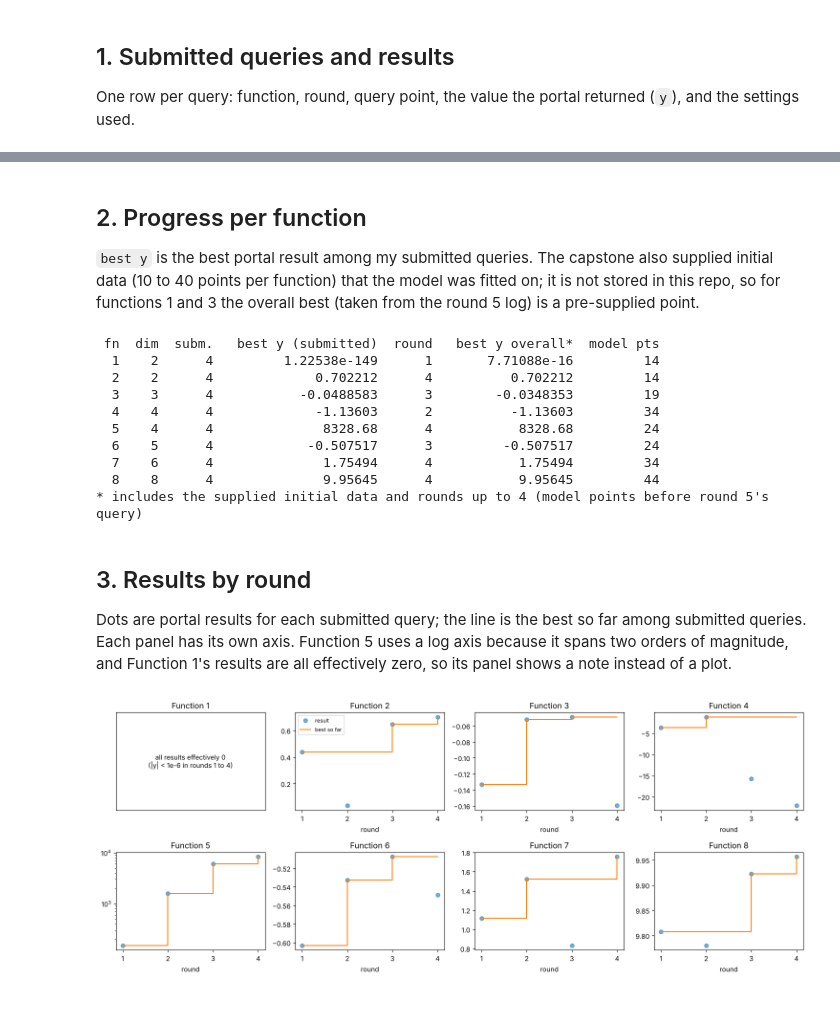
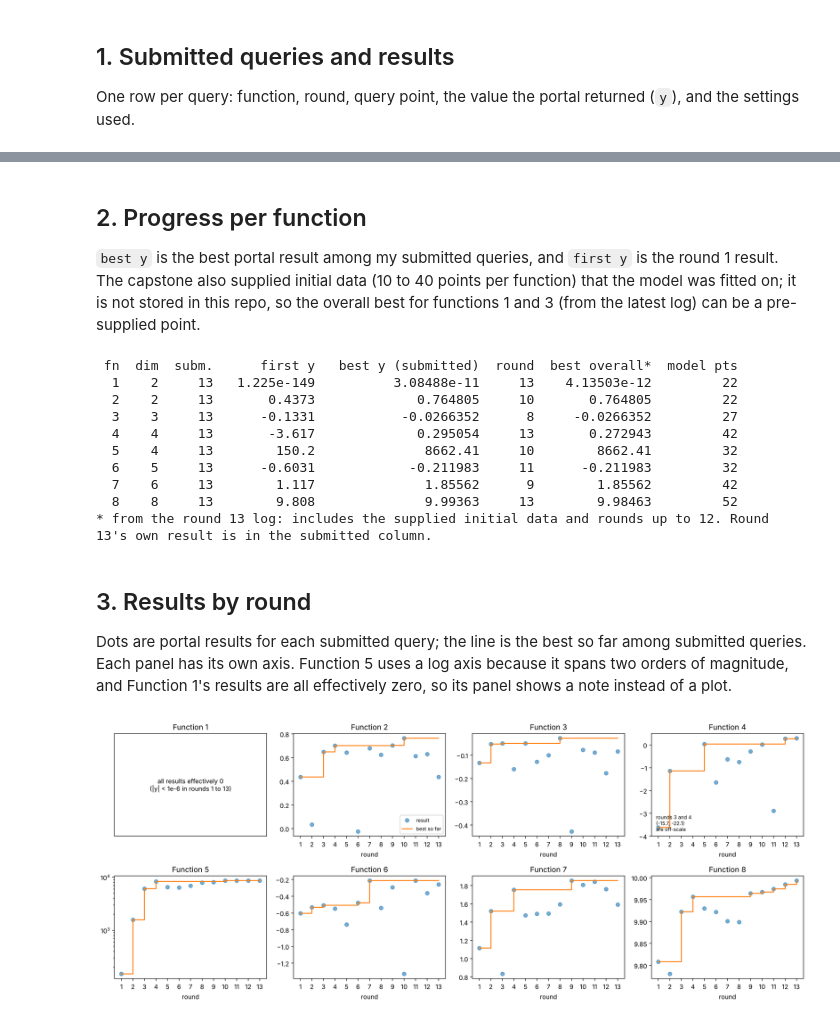
Before and after one commit to ajwat-ctrl/IC-ML-AI-Capstone, a Jupyter notebook: notebooks/bbo_analysis.ipynb, the cells around one changed output, grey strips where cells are left out. Drawn from its saved outputs; the diff is of its cells as text; code cells hidden in the pictures.

```diff
--- a/notebooks/bbo_analysis.ipynb
+++ b/notebooks/bbo_analysis.ipynb
@@ -45,48 +46,52 @@ Function 8: ['R1: 9.808', 'R2: 9.78', 'R3: 9.922', 'R4: 9.956']
 # %% [markdown]
 ## 2. Progress per function
-`best y` is the best portal result among my submitted queries. The capstone also supplied initial data (10 to 40 points per function) that the model was fitted on; it is not stored in this repo, so for functions 1 and 3 the overall best (taken from the round 5 log) is a pre-supplied point.
+`best y` is the best portal result among my submitted queries, and `first y` is the round 1 result. The capstone also supplied initial data (10 to 40 points per function) that the model was fitted on; it is not stored in this repo, so the overall best for functions 1 and 3 (from the latest log) can be a pre-supplied point.
 # %%
-r5 = json.loads((DATA / "rounds" / "round_05_queries.json").read_text())
-print(f"{'fn':>3} {'dim':>4} {'subm.':>6} {'best y (submitted)':>20} {'round':>6} {'best y overall*':>17} {'model pts':>10}")
+last = max(int(p.stem.split("_")[1]) for p in (DATA / "rounds").glob("round_*_queries.json"))
+rl = json.loads((DATA / "rounds" / f"round_{last:02d}_queries.json").read_text())
+print(f"{'fn':>3} {'dim':>4} {'subm.':>6} {'first y':>12} {'best y (submitted)':>20} {'round':>6} {'best overall*':>14} {'model pts':>10}")
 for f in sorted(by_fn):
     dim = len(by_fn[f][0][2].split("-"))
     rnd, y, _ = max(by_fn[f], key=lambda t: t[1])
-    d = r5["functions"][f"function_{f}"]["diagnostics"]
-    print(f"{f:>3} {dim:>4} {len(by_fn[f]):>6} {y:>20.6g} {rnd:>6} {d['best_observed']:>17.6g} {d['n_points']:>10}")
-print("* includes the supplied initial data and rounds up to 4 (model points before round 5's query)")
+    d = rl["functions"][f"function_{f}"]["diagnostics"]
+    print(f"{f:>3} {dim:>4} {len(by_fn[f]):>6} {by_fn[f][0][1]:>12.4g} {y:>20.6g} {rnd:>6} {d['best_observed']:>14.6g} {d['n_points']:>10}")
+print(f"* from the round {last} log: includes the supplied initial data and rounds up to {last-1}. Round {last}'s own result is in the submitted column.")
 # %% [output]
- fn  dim  subm.   best y (submitted)  round   best y overall*  model pts
-  1    2      4         1.22538e-149      1       7.71088e-16         14
-  2    2      4             0.702212      4          0.702212         14
-  3    3      4           -0.0488583      3        -0.0348353         19
-  4    4      4             -1.13603      2          -1.13603         34
-  5    4      4              8328.68      4           8328.68         24
-  6    5      4            -0.507517      3         -0.507517         24
-  7    6      4              1.75494      4           1.75494         34
-  8    8      4              9.95645      4           9.95645         44
-* includes the supplied initial data and rounds up to 4 (model points before round 5's query)
+ fn  dim  subm.      first y   best y (submitted)  round  best overall*  model pts
+  1    2     13   1.225e-149          3.08488e-11     13    4.13503e-12         22
+  2    2     13       0.4373             0.764805     10       0.764805         22
+  3    3     13      -0.1331           -0.0266352      8     -0.0266352         27
+  4    4     13       -3.617             0.295054     13       0.272943         42
+  5    4     13        150.2              8662.41     10        8662.41         32
+  6    5     13      -0.6031            -0.211983     11      -0.211983         32
+  7    6     13        1.117              1.85562      9        1.85562         42
+  8    8     13        9.808              9.99363     13        9.98463         52
+* from the round 13 log: includes the supplied initial data and rounds up to 12. Round 13's own result is in the submitted column.
 # %% [markdown]
 ## 3. Results by round
 Dots are portal results for each submitted query; the line is the best so far among submitted queries. Each panel has its own axis. Function 5 uses a log axis because it spans two orders of magnitude, and Function 1's results are all effectively zero, so its panel shows a note instead of a plot.
 # %%
-fig, axes = plt.subplots(2, 4, figsize=(15, 6))
+fig, axes = plt.subplots(2, 4, figsize=(16, 6.5))
 for ax, f in zip(axes.ravel(), sorted(by_fn)):
     rs = [t[0] for t in by_fn[f]]
     ys = np.array([t[1] for t in by_fn[f]])
     ax.plot(rs, ys, "o", alpha=0.6, label="result")
     ax.step(rs, np.maximum.accumulate(ys), where="post", label="best so far")
     ax.set_title(f"Function {f}")
     ax.set_xlabel("round")
     ax.set_xticks(rs)
     if f == 5:
         ax.set_yscale("log")
-    if f == 1:   # every result is ~0 (|y| < 1e-18), so a numeric axis is meaningless
+    if f == 4:   # two early points near -15 to -22 would squash the rest; clip the view
+        ax.set_ylim(-4, 0.5)
+        ax.text(0.03, 0.05, "rounds 3 and 4\n(-15.7, -22.1)\nare off-scale", transform=ax.transAxes, fontsize=8)
+    if f == 1:   # every result is ~0 (|y| < 1e-6), so a numeric axis is meaningless
         ax.cla()
         ax.set_title("Function 1")
-        ax.text(0.5, 0.5, "all results effectively 0\n(|y| < 1e-6 in rounds 1 to 4)", ha="center", va="center", transform=ax.transAxes)
+        ax.text(0.5, 0.5, "all results effectively 0\n(|y| < 1e-6 in rounds 1 to 13)", ha="center", va="center", transform=ax.transAxes)
         ax.set_xticks([]); ax.set_yticks([])
 axes.ravel()[1].legend(fontsize=8)
 plt.tight_layout()
 plt.show()
 # %% [output]
-[figure, old version]
+[figure, new version]
```
Also changed, not shown: parts of 11 cells of this notebook, 15 other files.
